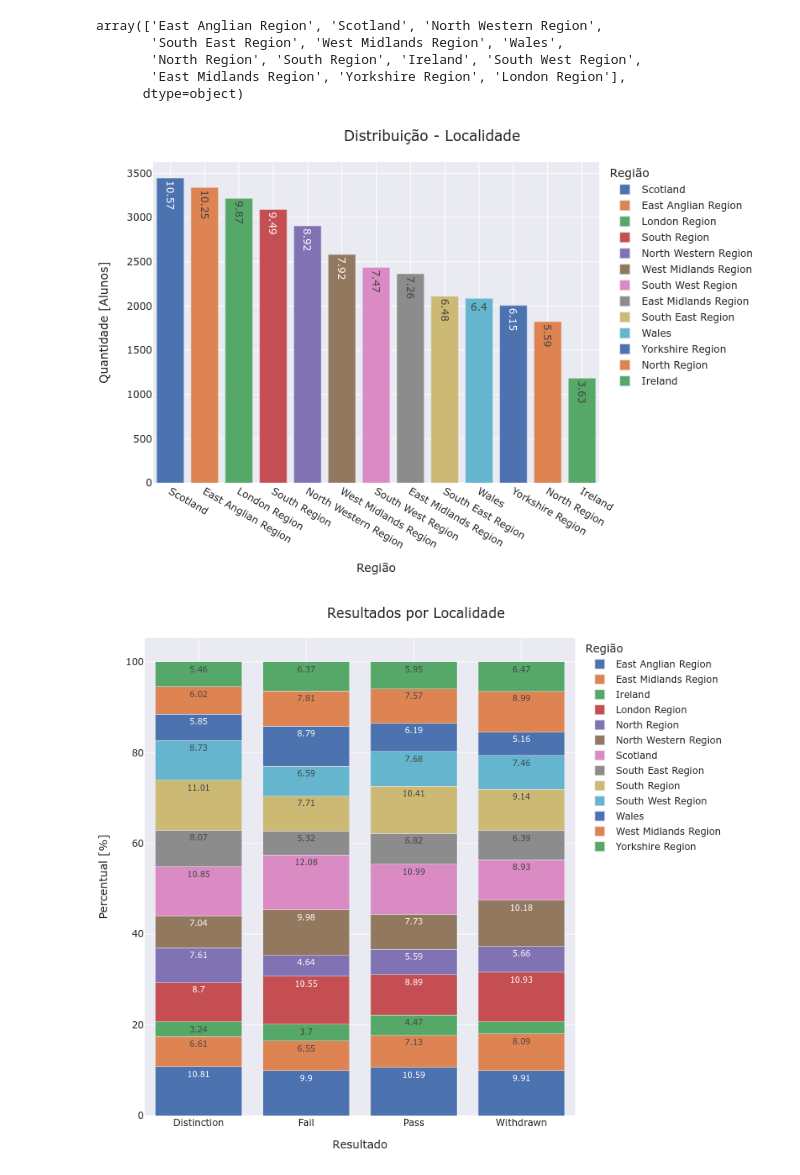
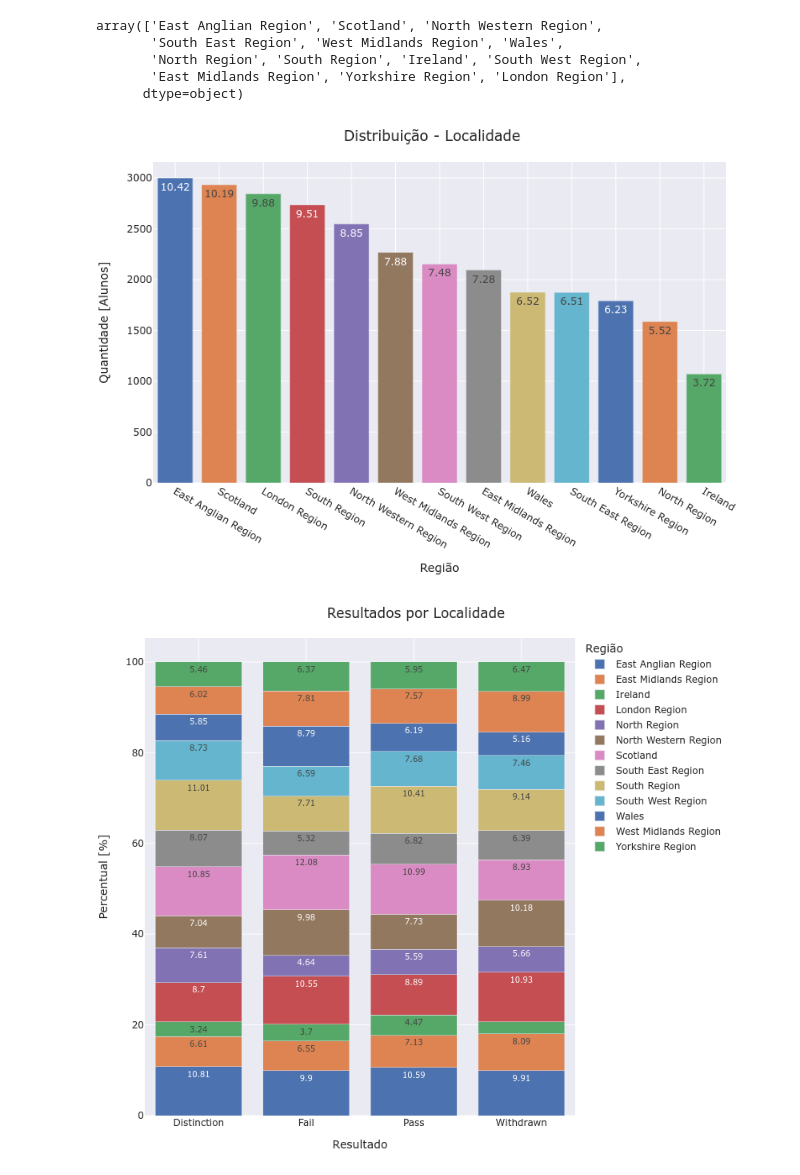
Before and after one commit to WanderScheidegger/OULAD_trybe, a Jupyter notebook: case_eda.ipynb, the cells around one changed output. Cells and saved outputs as stored; diff of their text form; code cells hidden in the pictures.

```diff
--- a/case_eda.ipynb
+++ b/case_eda.ipynb
@@ -296,28 +307,28 @@ array(['East Anglian Region', 'Scotland', 'North Western Region',
        'East Midlands Region', 'Yorkshire Region', 'London Region'],
       dtype=object)
 # %%
-regiao = studentInfo.groupby('region').agg({'id_student':'count'}).reset_index().\
+regiao = studentInfo[['region', 'id_student']].drop_duplicates().groupby('region').agg({'id_student':'count'}).reset_index().\
     rename(columns={"region": "Regiao", 'id_student': 'Qtde'}).sort_values(by='Qtde', ascending=False)
 
 regiao['Percentual'] = regiao.apply(lambda x: round(100 * (x['Qtde'] / regiao['Qtde'].sum()), 2) ,axis=1)
 
 fig = px.bar(regiao, x='Regiao', y='Qtde', text='Percentual', color ='Regiao',  template="seaborn")
 
 fig.update_layout(
     margin=dict(l=20, r=50, t=50, b=20),
     title = 'Distribuição - Localidade',
     xaxis_title="Região",
     yaxis_title="Quantidade [Alunos]",
-    legend_title="Região",
+    showlegend=False,
     width=800,
     height=550,
     uniformtext_minsize=10,
     uniformtext_mode='hide',
 )
 
 fig.show("png")
 # %% [output]
-[figure, old version]
+[figure, new version]
 # %%
 df = studentInfo.groupby(['region', 'final_result']).agg({'id_student':'count'}).reset_index().\
     rename(columns={"region": "Regiao", "final_result": 'Resultado','id_student': 'Qtde'})
```
Also changed, not shown: parts of 22 cells of this notebook.
